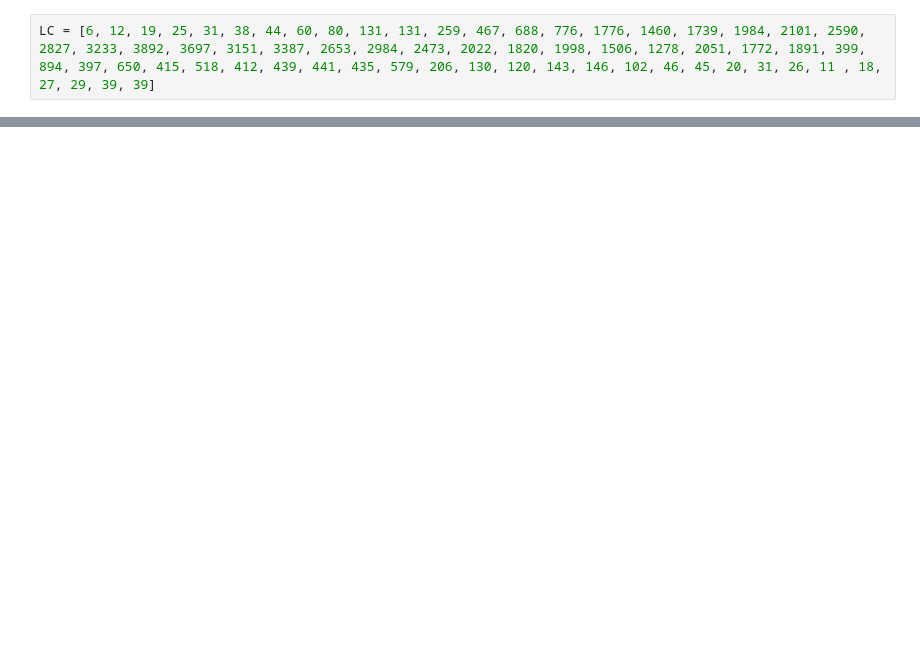
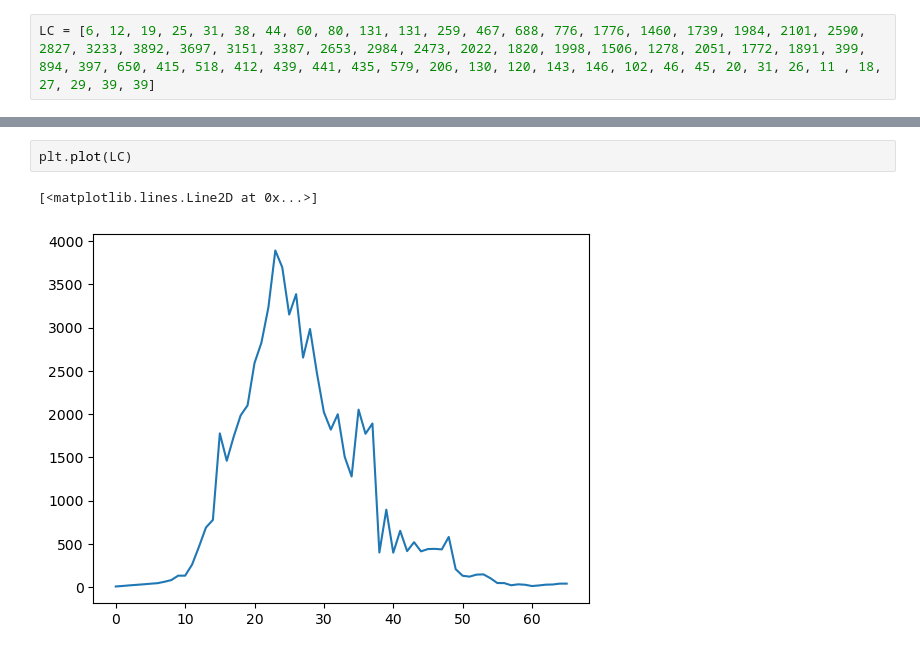
Before and after one commit to ItyTell/course_work, a Jupyter notebook: code/Untitled.ipynb, the cells around one changed output, grey strips where cells are left out. Drawn from its saved outputs; the diff is of its cells as text; blank space fills up the shorter version.

```diff
--- a/code/Untitled.ipynb
+++ b/code/Untitled.ipynb
@@ -115,0 +98,5 @@ plotting_2(I[::int(1/dt)], LC, "name")
+# %%
+plt.plot(LC)
+# %% [output]
+[<matplotlib.lines.Line2D at 0x...>]
+[figure, added]
```
Also changed, not shown: parts of 8 cells of this notebook.
